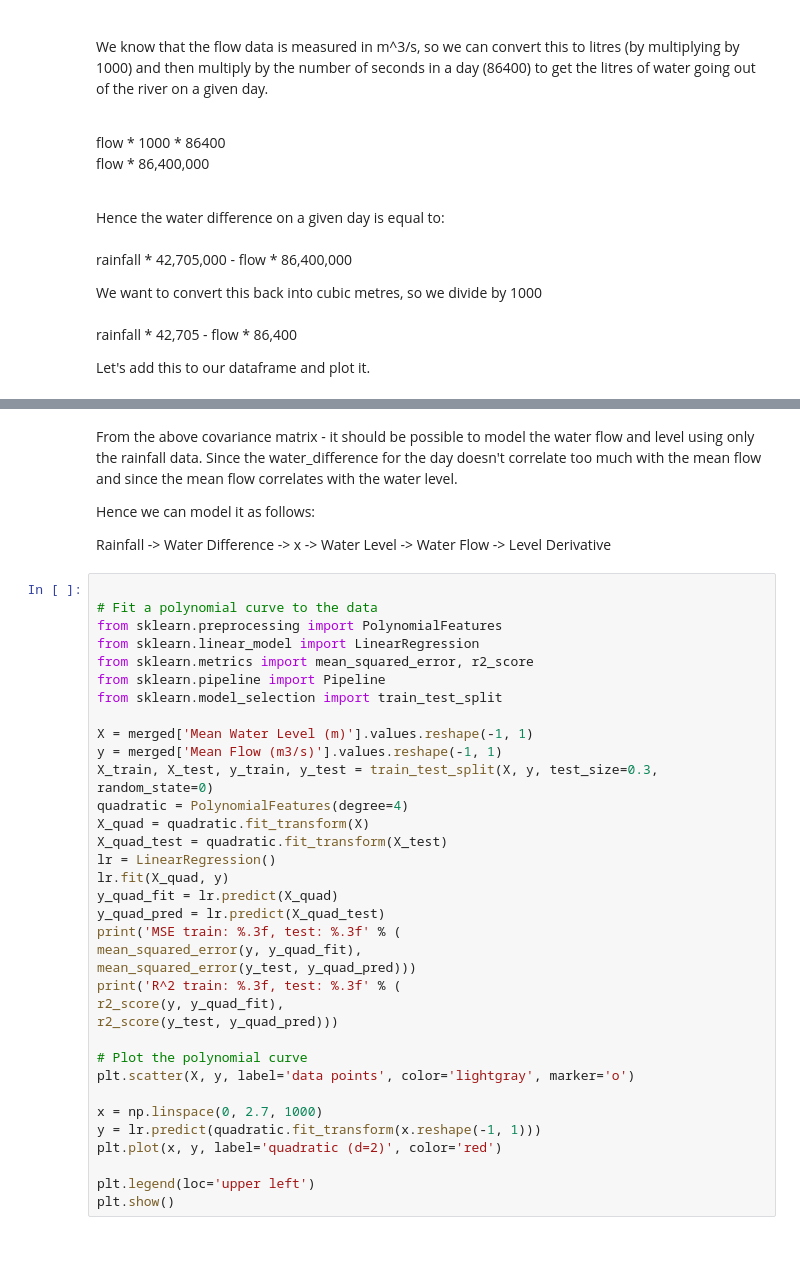
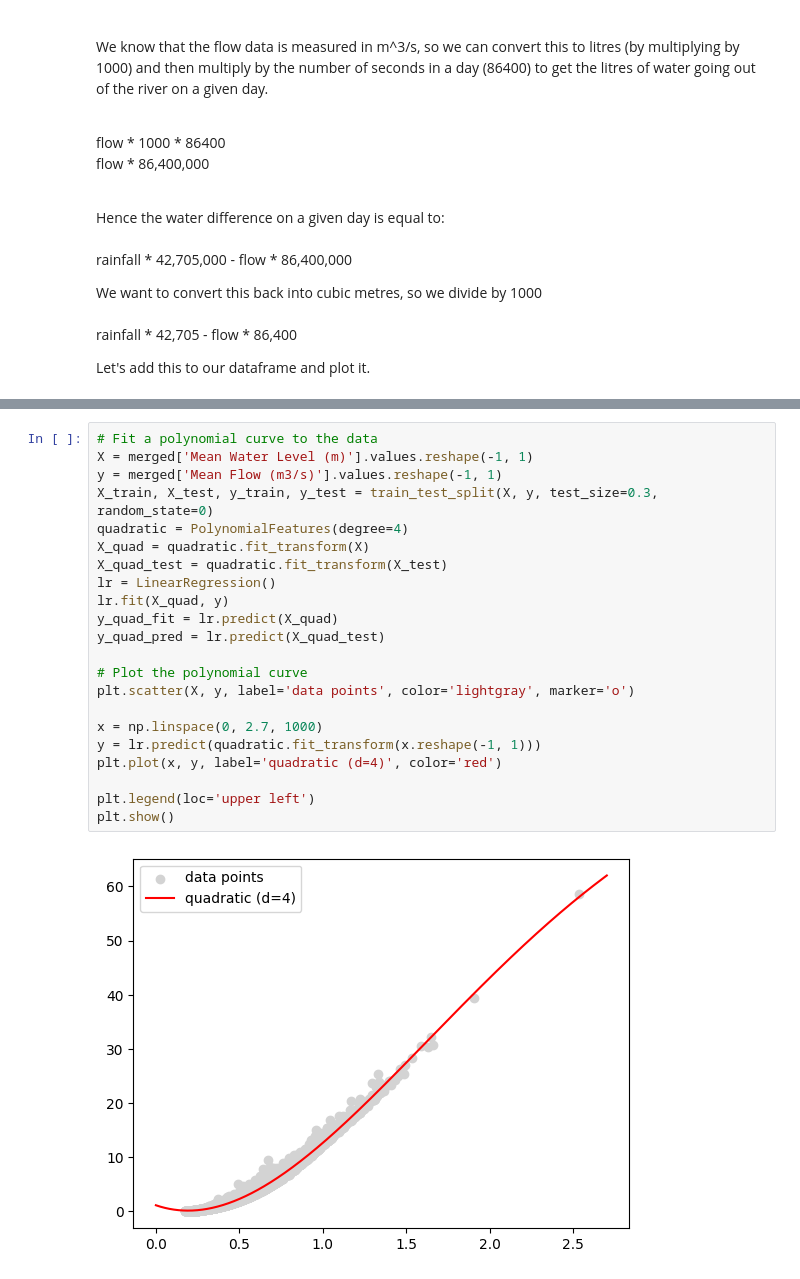
Before and after one commit to IainHigh/IEL, a Jupyter notebook: Daily_Data.ipynb, the cells around one changed output, grey strips where cells are left out. Saved outputs shown, nothing was run; the diff lists cells and outputs as text; blank space fills up the shorter version.

```diff
--- a/Daily_Data.ipynb
+++ b/Daily_Data.ipynb
@@ -104,44 +123,27 @@ plt.show()
-# %% [markdown]
-From the above covariance matrix - it should be possible to model the water flow and level using only the rainfall data. Since the water_difference for the day doesn't correlate too much with the mean flow and since the mean flow correlates with the water level.
-
-Hence we can model it as follows:
-
-Rainfall -> Water Difference -> x -> Water Level -> Water Flow -> Level Derivative
 # %%
-
 # Fit a polynomial curve to the data
-from sklearn.preprocessing import PolynomialFeatures
-from sklearn.linear_model import LinearRegression
-from sklearn.metrics import mean_squared_error, r2_score
-from sklearn.pipeline import Pipeline
-from sklearn.model_selection import train_test_split
-
 X = merged['Mean Water Level (m)'].values.reshape(-1, 1)
 y = merged['Mean Flow (m3/s)'].values.reshape(-1, 1)
 X_train, X_test, y_train, y_test = train_test_split(X, y, test_size=0.3, random_state=0)
 quadratic = PolynomialFeatures(degree=4)
 X_quad = quadratic.fit_transform(X)
 X_quad_test = quadratic.fit_transform(X_test)
 lr = LinearRegression()
 lr.fit(X_quad, y)
 y_quad_fit = lr.predict(X_quad)
 y_quad_pred = lr.predict(X_quad_test)
-print('MSE train: %.3f, test: %.3f' % (
-mean_squared_error(y, y_quad_fit),
-mean_squared_error(y_test, y_quad_pred)))
-print('R^2 train: %.3f, test: %.3f' % (
-r2_score(y, y_quad_fit),
-r2_score(y_test, y_quad_pred)))
 
 # Plot the polynomial curve
 plt.scatter(X, y, label='data points', color='lightgray', marker='o')
 
 x = np.linspace(0, 2.7, 1000)
 y = lr.predict(quadratic.fit_transform(x.reshape(-1, 1)))
-plt.plot(x, y, label='quadratic (d=2)', color='red')
+plt.plot(x, y, label='quadratic (d=4)', color='red')
 
 plt.legend(loc='upper left')
 plt.show()
+# %% [output]
+[figure, added]
 # %%
 # Remove days with water difference > 2000000 and > 2000000
 typical = merged[merged['Water Difference (m3)'] < 2000000]
```
Also changed, not shown: parts of 13 cells of this notebook, 6 other files.
